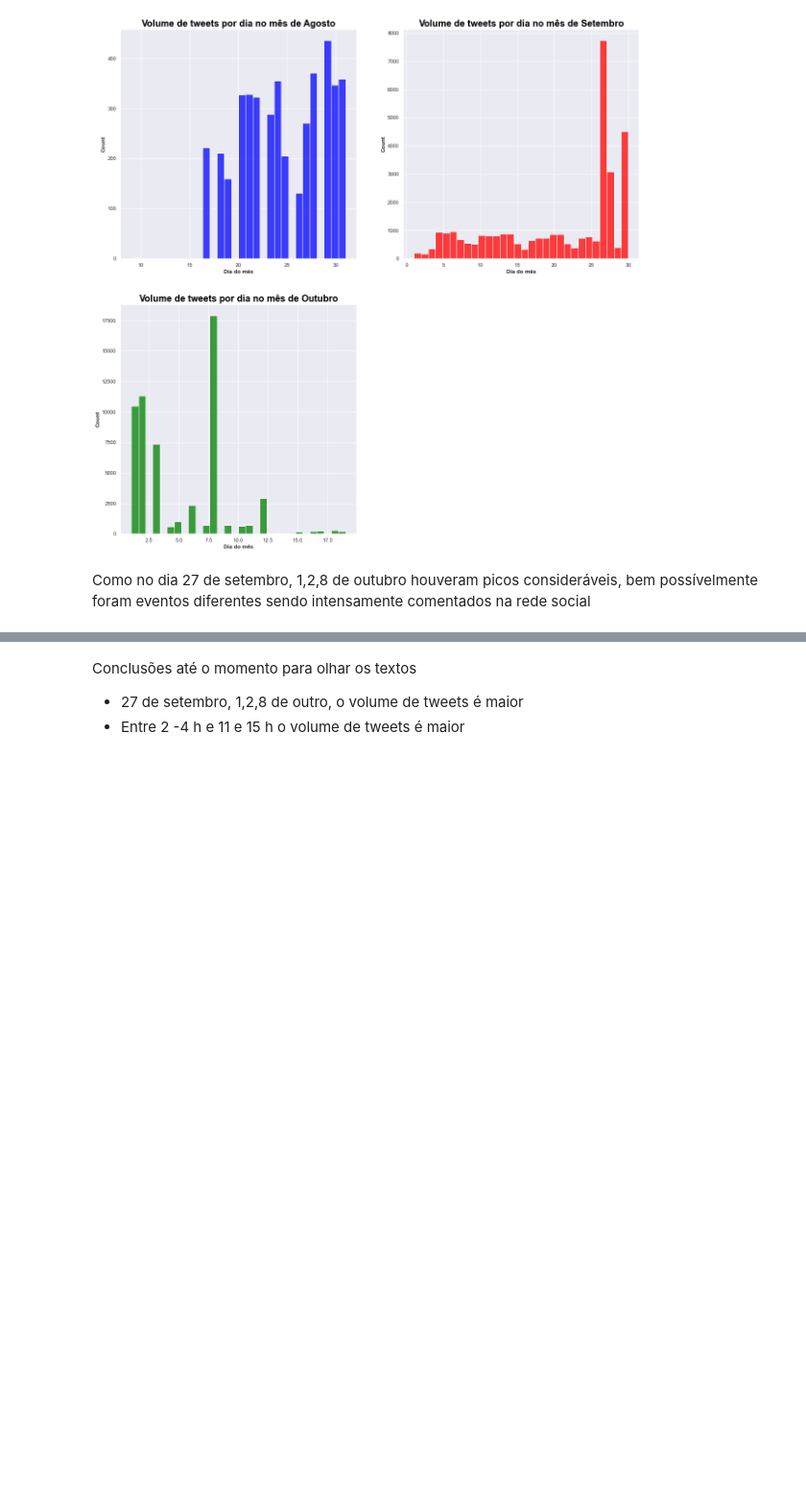
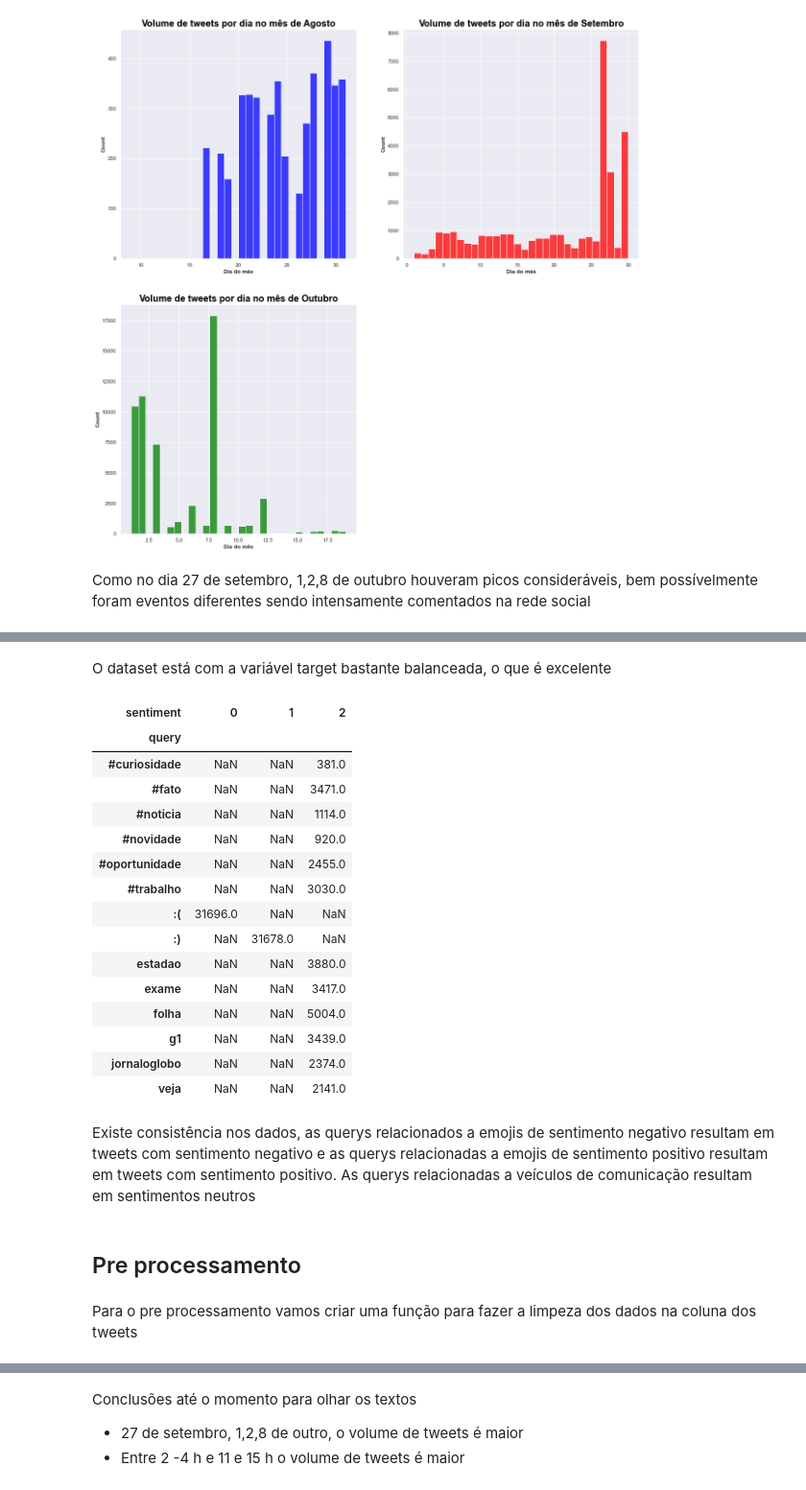
Before and after one commit to gabriel-solon-padilha/analise_de_sentimento_tweets_NLP, a Jupyter notebook: main.ipynb, the cells around one changed output, grey strips where cells are left out. Shown at 96% size. Saved outputs shown, nothing was run; the diff lists cells and outputs as text; code cells hidden in the pictures; blank space fills up the shorter version.

```diff
--- a/main.ipynb
+++ b/main.ipynb
@@ -258,0 +298,27 @@ Como no dia 27 de setembro, 1,2,8 de outubro houveram picos consideráveis, bem
+# %% [markdown]
+O dataset está com a variável target bastante balanceada, o que é excelente
+# %%
+pd.crosstab(index=words_dirty_train_clean['query'],columns=words_dirty_train_clean['sentiment'],values=words_dirty_train_clean['hour'],aggfunc='count')
+# %% [output]
+| sentiment | 0 | 1 | 2 |
+| query |  |  |  |
+| #curiosidade | NaN | NaN | 381.0 |
+| #fato | NaN | NaN | 3471.0 |
+| #noticia | NaN | NaN | 1114.0 |
+| #novidade | NaN | NaN | 920.0 |
+| #oportunidade | NaN | NaN | 2455.0 |
+| #trabalho | NaN | NaN | 3030.0 |
+| :( | 31696.0 | NaN | NaN |
+| :) | NaN | 31678.0 | NaN |
+| estadao | NaN | NaN | 3880.0 |
+| exame | NaN | NaN | 3417.0 |
+| folha | NaN | NaN | 5004.0 |
+| g1 | NaN | NaN | 3439.0 |
+| jornaloglobo | NaN | NaN | 2374.0 |
+| veja | NaN | NaN | 2141.0 |
+# %% [markdown]
+Existe consistência nos dados, as querys relacionados a emojis de sentimento negativo resultam em tweets com sentimento negativo e as querys relacionadas a emojis de sentimento positivo resultam em tweets com sentimento positivo. As querys relacionadas a veículos de comunicação resultam em sentimentos neutros
+# %% [markdown]
+## Pre processamento
+# %% [markdown]
+Para o pre processamento vamos criar uma função para fazer a limpeza dos dados na coluna dos tweets
```
Also changed, not shown: parts of 11 cells of this notebook.
